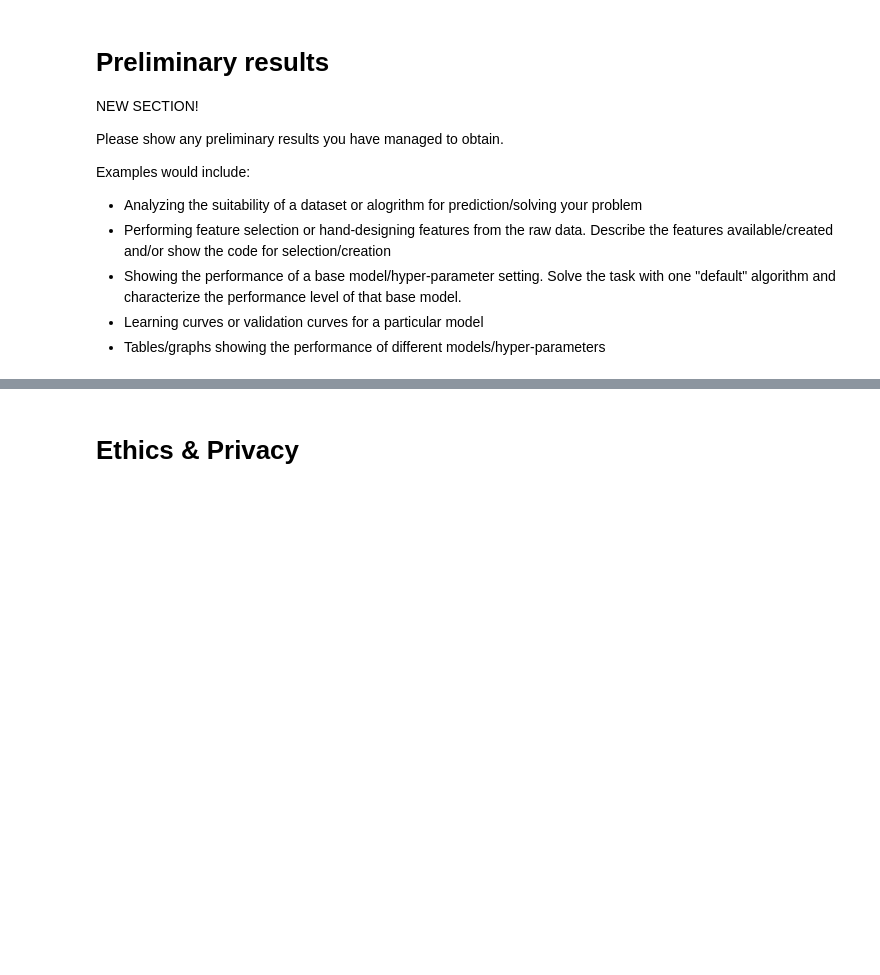
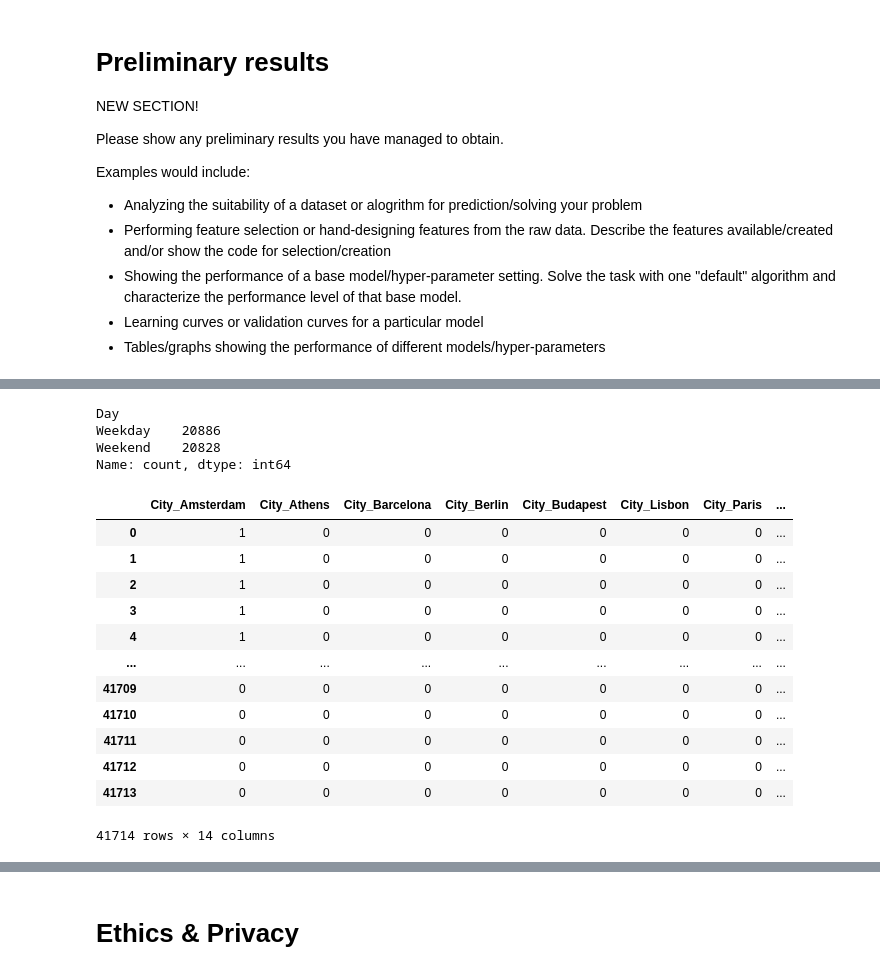
Before and after one commit to COGS118A/Group023-SP23, a Jupyter notebook: Checkpoint_Group023-SP23.ipynb, the cells around one changed output, grey strips where cells are left out. Drawn from its saved outputs; the diff is of its cells as text; code cells hidden in the pictures; blank space fills up the shorter version.

```diff
--- a/Checkpoint_Group023-SP23.ipynb
+++ b/Checkpoint_Group023-SP23.ipynb
@@ -77,0 +94,25 @@ Examples would include:
+# %%
+airbnb['Day'].value_counts()
+# %% [output]
+Day
+Weekday    20886
+Weekend    20828
+Name: count, dtype: int64
+# %%
+# Prep dataset for analyses with one-hot encoding
+cat_columns = list(airbnb.select_dtypes(include=np.object_).columns)
+pd.get_dummies(airbnb[cat_columns], dtype=int)
+# %% [output]
+|  | City_Amsterdam | City_Athens | City_Barcelona | City_Berlin | City_Budapest | City_Lisbon | City_Paris | ... |
+| 0 | 1 | 0 | 0 | 0 | 0 | 0 | 0 | ... |
+| 1 | 1 | 0 | 0 | 0 | 0 | 0 | 0 | ... |
+| 2 | 1 | 0 | 0 | 0 | 0 | 0 | 0 | ... |
+| 3 | 1 | 0 | 0 | 0 | 0 | 0 | 0 | ... |
+| 4 | 1 | 0 | 0 | 0 | 0 | 0 | 0 | ... |
+| ... | ... | ... | ... | ... | ... | ... | ... | ... |
+| 41709 | 0 | 0 | 0 | 0 | 0 | 0 | 0 | ... |
+| 41710 | 0 | 0 | 0 | 0 | 0 | 0 | 0 | ... |
+| 41711 | 0 | 0 | 0 | 0 | 0 | 0 | 0 | ... |
+| 41712 | 0 | 0 | 0 | 0 | 0 | 0 | 0 | ... |
+| 41713 | 0 | 0 | 0 | 0 | 0 | 0 | 0 | ... |
+41714 rows × 14 columns
```
Also changed, not shown: parts of 18 cells of this notebook.
